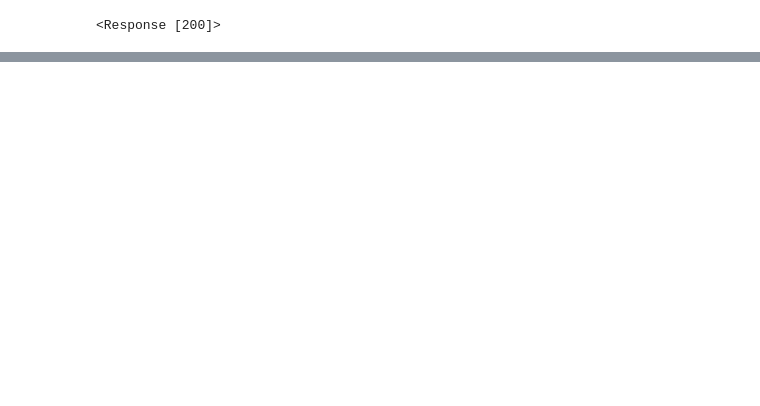
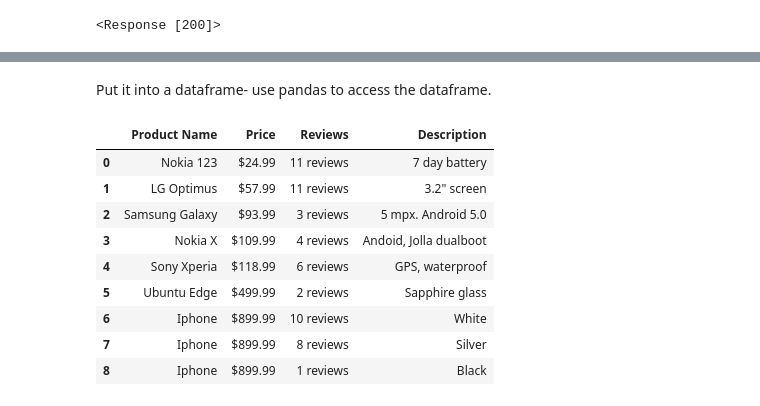
Before and after one commit to laaria-chris/AB-testing-facebook-bidding, a Jupyter notebook: code.ipynb, the cells around one changed output, grey strips where cells are left out. Cells and saved outputs as stored; diff of their text form; code cells hidden in the pictures; blank space fills up the shorter version.

Commit message:
Scrap data

```diff
--- a/code.ipynb
+++ b/code.ipynb
@@ -108,0 +127,5 @@ soup.find_all(["h4","p", "a"])
+# %%
+product_name_list= []
+for i in product_names:
+    product_name_list.append(i.text.strip())
+product_name_list
@@ -108,0 +142,5 @@ soup.find_all(["h4","p", "a"])
+# %%
+price_list= []
+for i in Prices:
+    price_list.append(i.text.strip())
+price_list
@@ -108,0 +157,5 @@ soup.find_all(["h4","p", "a"])
+# %%
+reviews_list= []
+for i in reviews:
+    reviews_list.append(i.text.strip())
+reviews_list
@@ -108,0 +172,5 @@ soup.find_all(["h4","p", "a"])
+# %%
+description_list= []
+for i in description:
+    description_list.append(i.text.strip())
+description_list
@@ -108,0 +187,2 @@ soup.find_all(["h4","p", "a"])
+# %% [markdown]
+Put it into a dataframe- use pandas to access the dataframe.
@@ -108,0 +191,14 @@ soup.find_all(["h4","p", "a"])
+# %%
+table = pd.DataFrame({"Product Name": product_name_list, "Price": price_list, "Reviews": reviews_list, "Description": description_list})
+table
+# %% [output]
+|  | Product Name | Price | Reviews | Description |
+| 0 | Nokia 123 | $24.99 | 11 reviews | 7 day battery |
+| 1 | LG Optimus | $57.99 | 11 reviews | 3.2" screen |
+| 2 | Samsung Galaxy | $93.99 | 3 reviews | 5 mpx. Android 5.0 |
+| 3 | Nokia X | $109.99 | 4 reviews | Andoid, Jolla dualboot |
+| 4 | Sony Xperia | $118.99 | 6 reviews | GPS, waterproof |
+| 5 | Ubuntu Edge | $499.99 | 2 reviews | Sapphire glass |
+| 6 | Iphone | $899.99 | 10 reviews | White |
+| 7 | Iphone | $899.99 | 8 reviews | Silver |
+| 8 | Iphone | $899.99 | 1 reviews | Black |
```
Also changed, not shown: parts of 19 cells of this notebook.
